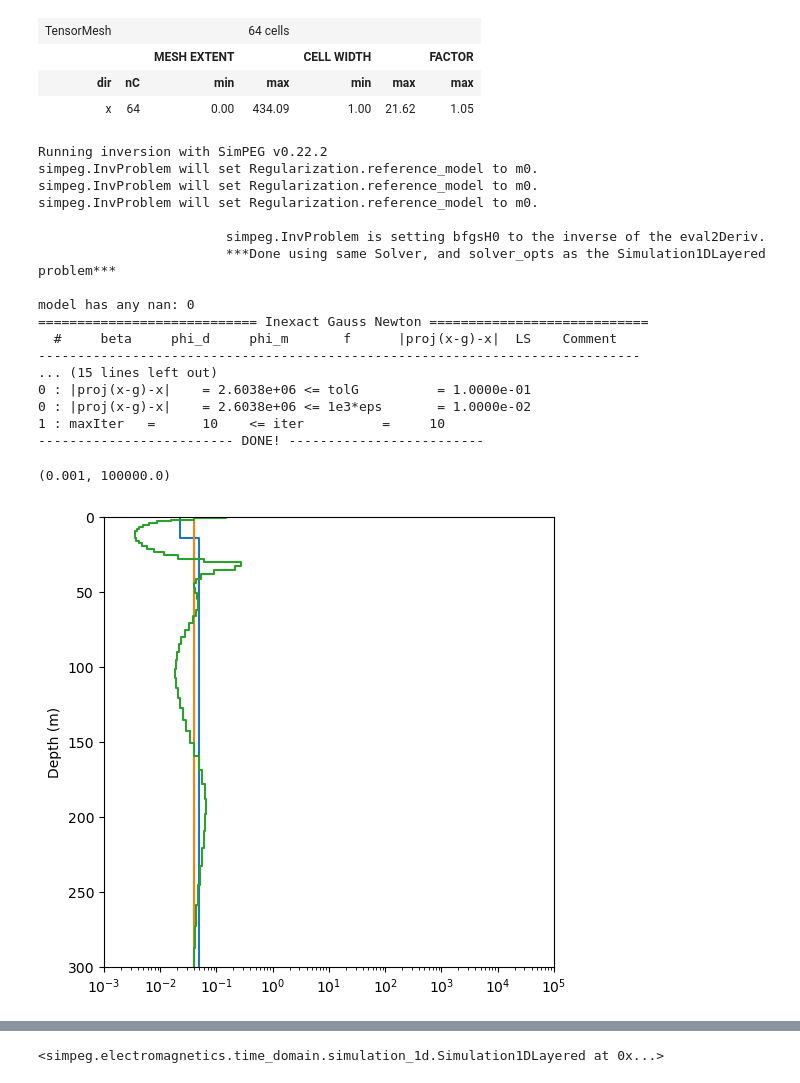
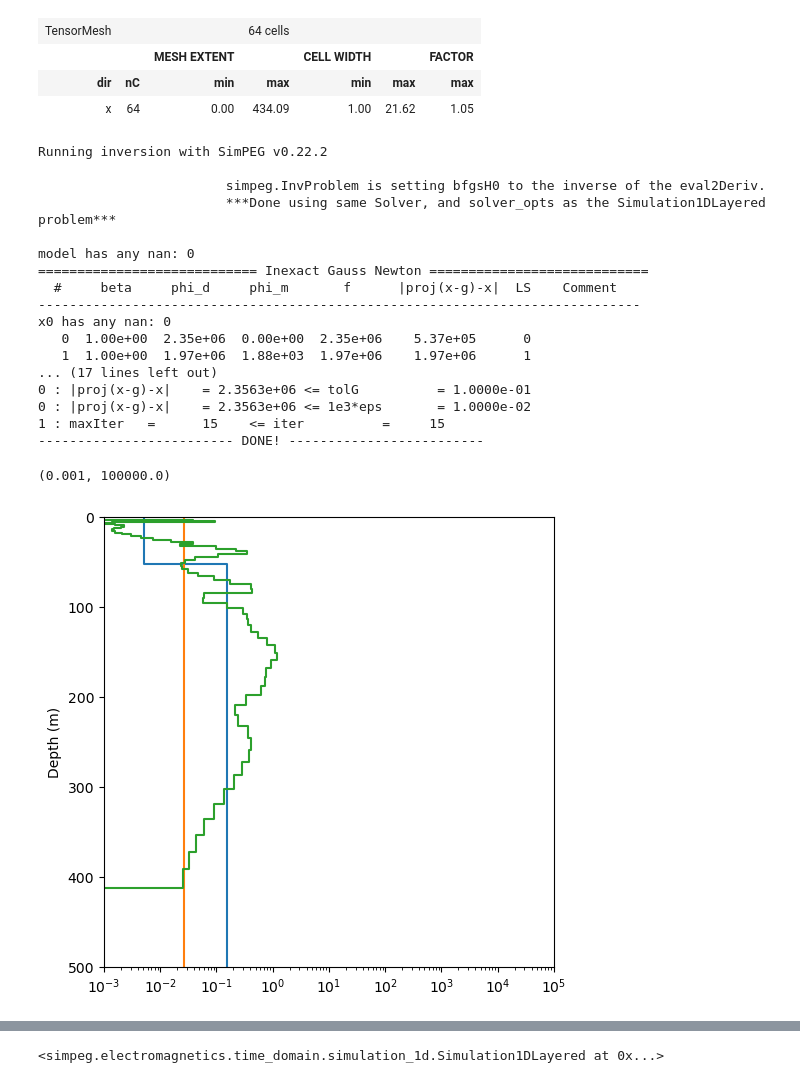
Before and after one commit to oscarshek/EOSC-556-Project, a Jupyter notebook: Notebook/AusAEM_WA.ipynb, the cells around one changed output, grey strips where cells are left out. Saved outputs shown, nothing was run; the diff lists cells and outputs as text; code cells hidden in the pictures.

```diff
--- a/Notebook/AusAEM_WA.ipynb
+++ b/Notebook/AusAEM_WA.ipynb
@@ -61,7 +61,7 @@ flightline = 101102 # or 101201
 
 # 0 - 7420 for flight line 101102
 # 7421 - 16261 for flight line 101201
-sounding = 6001 #7300
+sounding = 7000 #7300
 
 plot_sounding(flightline, sounding, df, df_all)
 
@@ -449,7 +454,7 @@ m_0_reg = np.full(mesh.n_cells, recovered_model[0])
 # %%
 # create all of the same components of the inversion problem as before
 minimizer_reg = optimization.InexactGaussNewton(
-    maxIter=10, maxIterLS=20, maxIterCG=10, tolCG=1e-3
+    maxIter=15, maxIterLS=20, maxIterCG=10, tolCG=1e-3
 )
 
 inv_prob_3 = inverse_problem.BaseInvProblem(
@@ -471,9 +476,6 @@ inv3 = inversion.BaseInversion(inv_prob_3, [save_dict, beta_schedule])
 recovered_model_3 = inv3.run(m_0_reg)
 # %% [output]
 Running inversion with SimPEG v0.22.2
-simpeg.InvProblem will set Regularization.reference_model to m0.
-simpeg.InvProblem will set Regularization.reference_model to m0.
-simpeg.InvProblem will set Regularization.reference_model to m0.
 
                         simpeg.InvProblem is setting bfgsH0 to the inverse of the eval2Deriv.
                         ***Done using same Solver, and solver_opts as the Simulation1DLayered problem***
@@ -482,21 +484,24 @@ model has any nan: 0
 ============================ Inexact Gauss Newton ============================
   #     beta     phi_d     phi_m       f      |proj(x-g)-x|  LS    Comment
 -----------------------------------------------------------------------------
-... (15 lines left out)
-0 : |proj(x-g)-x|    = 2.6038e+06 <= tolG          = 1.0000e-01
-0 : |proj(x-g)-x|    = 2.6038e+06 <= 1e3*eps       = 1.0000e-02
-1 : maxIter   =      10    <= iter          =     10
+x0 has any nan: 0
+   0  1.00e+00  2.35e+06  0.00e+00  2.35e+06    5.37e+05      0
+   1  1.00e+00  1.97e+06  1.88e+03  1.97e+06    1.97e+06      1
+... (17 lines left out)
+0 : |proj(x-g)-x|    = 2.3563e+06 <= tolG          = 1.0000e-01
+0 : |proj(x-g)-x|    = 2.3563e+06 <= 1e3*eps       = 1.0000e-02
+1 : maxIter   =      15    <= iter          =     15
 ------------------------- DONE! -------------------------
 # %%
 data_pre_3 = sim_reg.make_synthetic_data(recovered_model_3)
 ax = plot_1d_layer_model(sim_inv2.thicknesses, sim_inv2.sigma)
 ax.axvline(sim_inv1.sigma, color='C1')
 plot_1d_layer_model(sim_reg.thicknesses, sim_reg.sigma, ax=ax, color='C2')
-ax.set_ylim([300, 0])
+ax.set_ylim([500, 0])
 ax.set_xlim([1E-3, 1E5])
 # %% [output]
 (0.001, 100000.0)
-[figure, old version]
+[figure, new version]
 # %%
 plot_data(data_pre_3)
 # %% [output]
```
Also changed, not shown: parts of 20 cells of this notebook, 2 other files.
